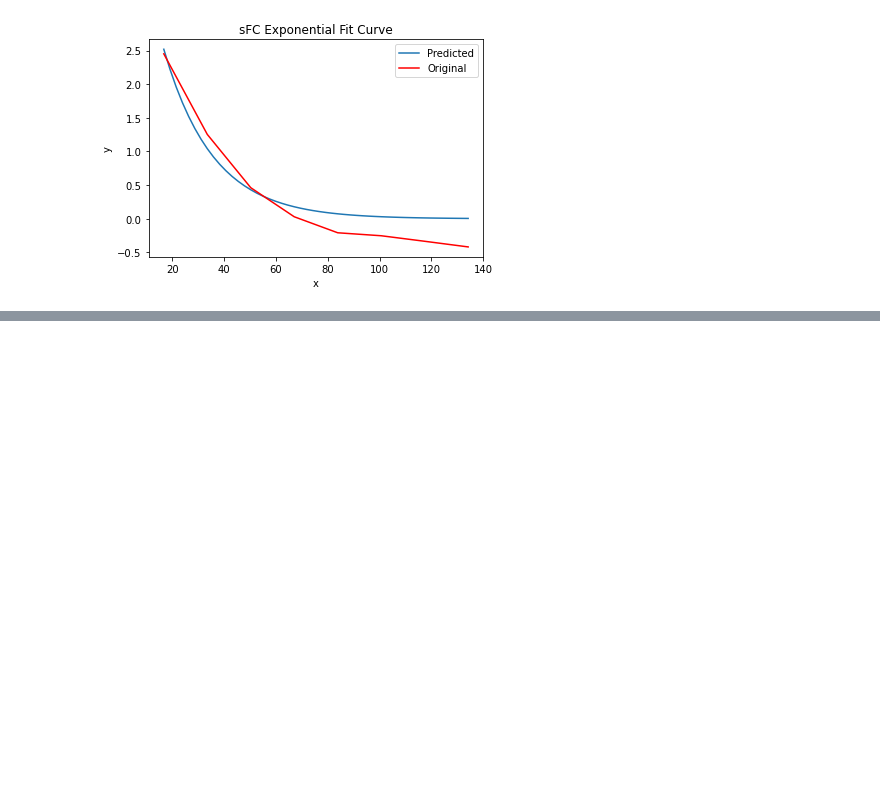
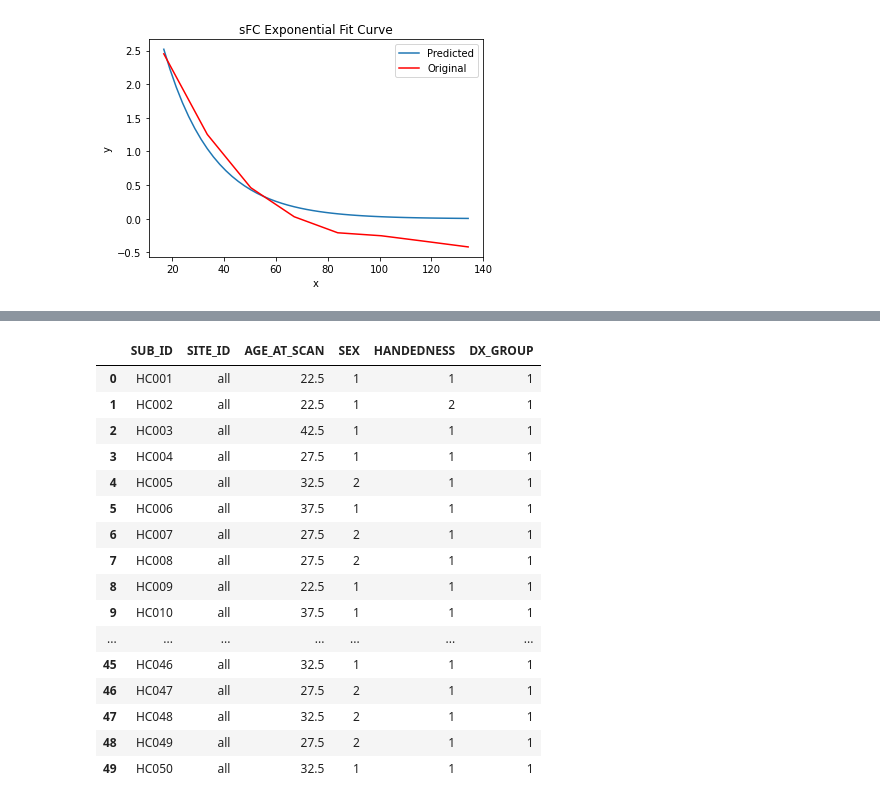
Before and after one commit to shivanshseth/fmri-functional-connectivity-ising, a Jupyter notebook: src/results.ipynb, the cells around one changed output, grey strips where cells are left out. Saved outputs shown, nothing was run; the diff lists cells and outputs as text; code cells hidden in the pictures; blank space fills up the shorter version.

Commit message:
Added functionality for running mica-mics

```diff
--- a/src/results.ipynb
+++ b/src/results.ipynb
@@ -389,0 +393,5 @@ plt.show()
+# %%
+meta_fp = "/home/anirudh/Research/Brain/Datasets/mica-mics-dataset/participants.tsv"
+new_meta_fp = "/home/anirudh/Research/Brain/Datasets/mica-mics-dataset/metadata.csv"
+metadata = pd.read_csv(meta_fp, sep='\t')
+metadata
@@ -389,0 +416,40 @@ plt.show()
+# %%
+ages = list(metadata['age'])
+averaged_ages = []
+for age in ages:
+    averaged_ages.append(int(age.split("-")[0]) + 2.5)
+# %%
+new_metadata = [
+    ['SUB_ID', 'SITE_ID', 'AGE_AT_SCAN', 'SEX', 'HANDEDNESS', 'DX_GROUP' ],
+]
+
+for i in range(len(metadata)):
+    new_metadata.append([
+        metadata.iloc[i]['participant_id'].split("-")[1].strip(),
+        'all',
+        averaged_ages[i],
+        1 if metadata.iloc[i]['sex'] == 'M' else 2,
+        1 if metadata.iloc[i]['handedness'] == 'R' else 2,
+        1,
+    ])
+# %%
+new_metadata_pd = pd.DataFrame(new_metadata[1:], columns=new_metadata[0])
+new_metadata_pd
+# %% [output]
+|  | SUB_ID | SITE_ID | AGE_AT_SCAN | SEX | HANDEDNESS | DX_GROUP |
+| 0 | HC001 | all | 22.5 | 1 | 1 | 1 |
+| 1 | HC002 | all | 22.5 | 1 | 2 | 1 |
+| 2 | HC003 | all | 42.5 | 1 | 1 | 1 |
+| 3 | HC004 | all | 27.5 | 1 | 1 | 1 |
+| 4 | HC005 | all | 32.5 | 2 | 1 | 1 |
+| 5 | HC006 | all | 37.5 | 1 | 1 | 1 |
+| 6 | HC007 | all | 27.5 | 2 | 1 | 1 |
+| 7 | HC008 | all | 27.5 | 2 | 1 | 1 |
+| 8 | HC009 | all | 22.5 | 1 | 1 | 1 |
+| 9 | HC010 | all | 37.5 | 1 | 1 | 1 |
+| ... | ... | ... | ... | ... | ... | ... |
+| 45 | HC046 | all | 32.5 | 1 | 1 | 1 |
+| 46 | HC047 | all | 27.5 | 2 | 1 | 1 |
+| 47 | HC048 | all | 32.5 | 2 | 1 | 1 |
+| 48 | HC049 | all | 27.5 | 2 | 1 | 1 |
+| 49 | HC050 | all | 32.5 | 1 | 1 | 1 |
```
Also changed, not shown: parts of 4 cells of this notebook, 1 other file.
